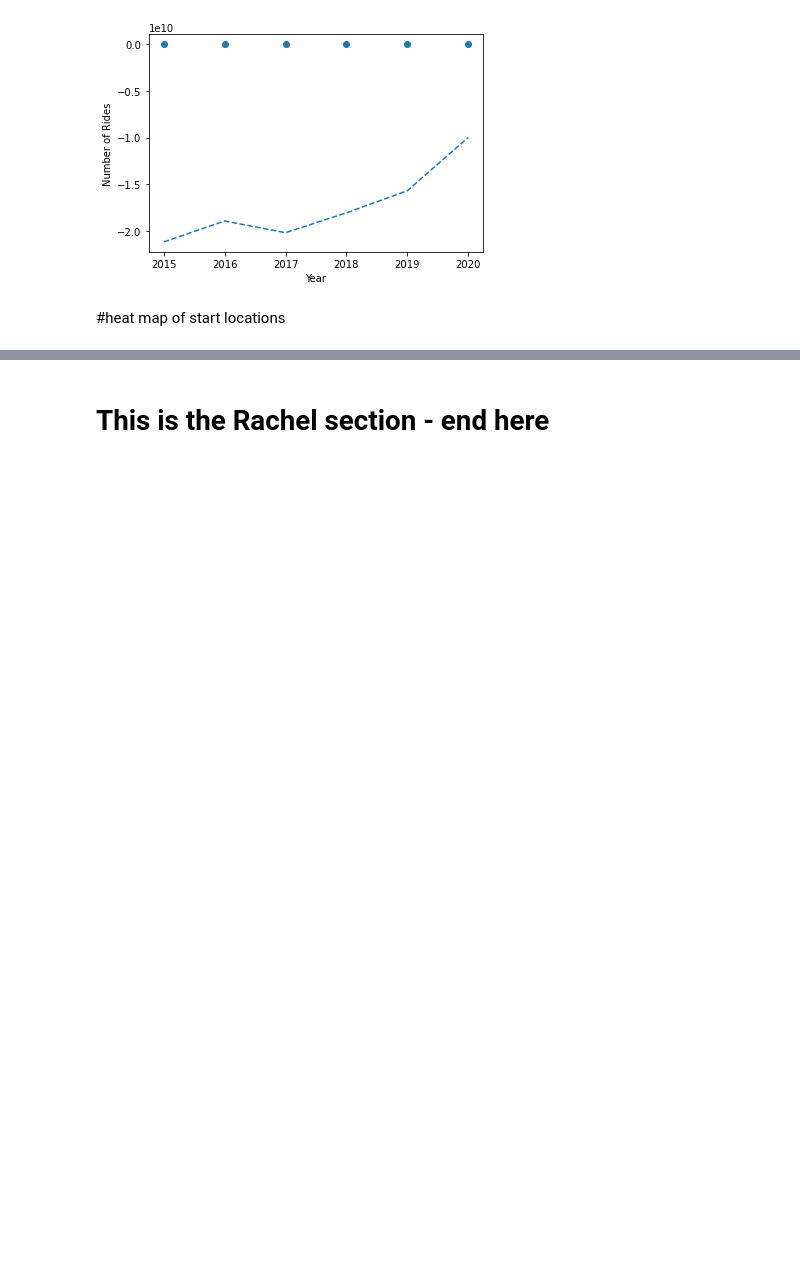
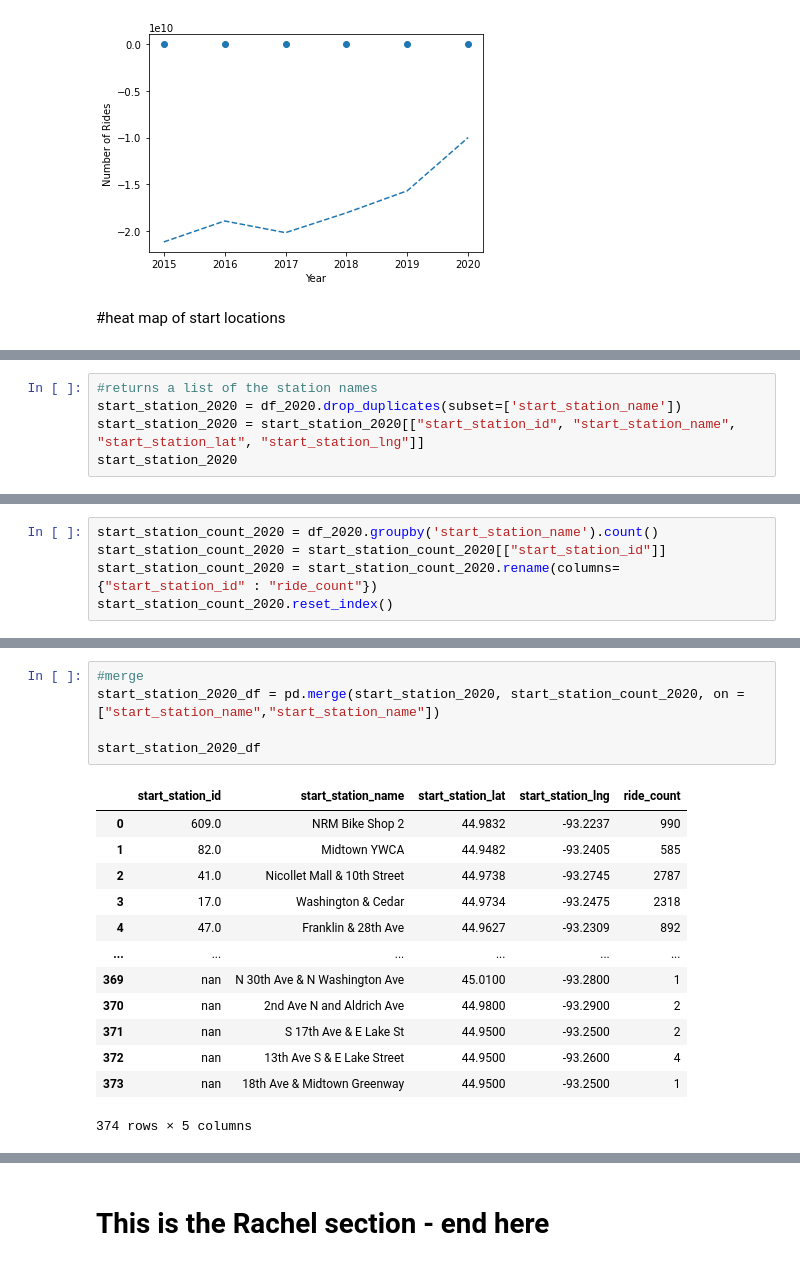
Before and after one commit to luchovzla/project-1, a Jupyter notebook: NiceRideCombined.ipynb, the cells around one changed output, grey strips where cells are left out. Cells and saved outputs as stored; diff of their text form; blank space fills up the shorter version.

```diff
--- a/NiceRideCombined.ipynb
+++ b/NiceRideCombined.ipynb
@@ -810,0 +823,5 @@ fig
+# %%
+#returns a list of the station names
+start_station_2020 = df_2020.drop_duplicates(subset=['start_station_name'])
+start_station_2020 = start_station_2020[["start_station_id", "start_station_name", "start_station_lat", "start_station_lng"]]
+start_station_2020
@@ -810,0 +842,5 @@ fig
+# %%
+start_station_count_2020 = df_2020.groupby('start_station_name').count()
+start_station_count_2020 = start_station_count_2020[["start_station_id"]]
+start_station_count_2020 = start_station_count_2020.rename(columns={"start_station_id" : "ride_count"})
+start_station_count_2020.reset_index()
@@ -810,0 +861,19 @@ fig
+# %%
+#merge
+start_station_2020_df = pd.merge(start_station_2020, start_station_count_2020, on = ["start_station_name","start_station_name"])
+
+start_station_2020_df
+# %% [output]
+|  | start_station_id | start_station_name | start_station_lat | start_station_lng | ride_count |
+| 0 | 609.0 | NRM Bike Shop 2 | 44.9832 | -93.2237 | 990 |
+| 1 | 82.0 | Midtown YWCA | 44.9482 | -93.2405 | 585 |
+| 2 | 41.0 | Nicollet Mall & 10th Street | 44.9738 | -93.2745 | 2787 |
+| 3 | 17.0 | Washington & Cedar | 44.9734 | -93.2475 | 2318 |
+| 4 | 47.0 | Franklin & 28th Ave | 44.9627 | -93.2309 | 892 |
+| ... | ... | ... | ... | ... | ... |
+| 369 | nan | N 30th Ave & N Washington Ave | 45.0100 | -93.2800 | 1 |
+| 370 | nan | 2nd Ave N and Aldrich Ave | 44.9800 | -93.2900 | 2 |
+| 371 | nan | S 17th Ave & E Lake St | 44.9500 | -93.2500 | 2 |
+| 372 | nan | 13th Ave S & E Lake Street | 44.9500 | -93.2600 | 4 |
+| 373 | nan | 18th Ave & Midtown Greenway | 44.9500 | -93.2500 | 1 |
+374 rows × 5 columns
```
Also changed, not shown: parts of 10 cells of this notebook.
